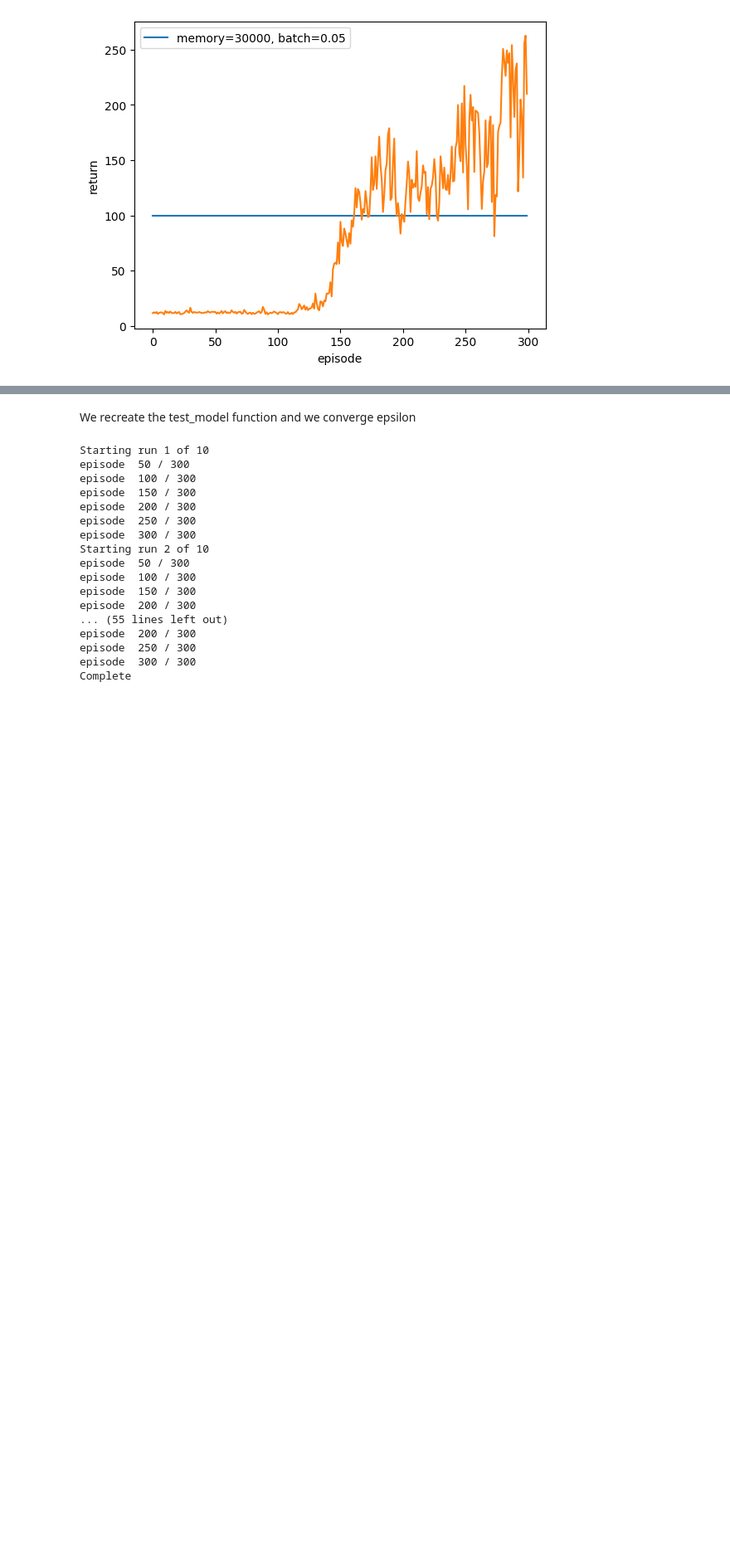
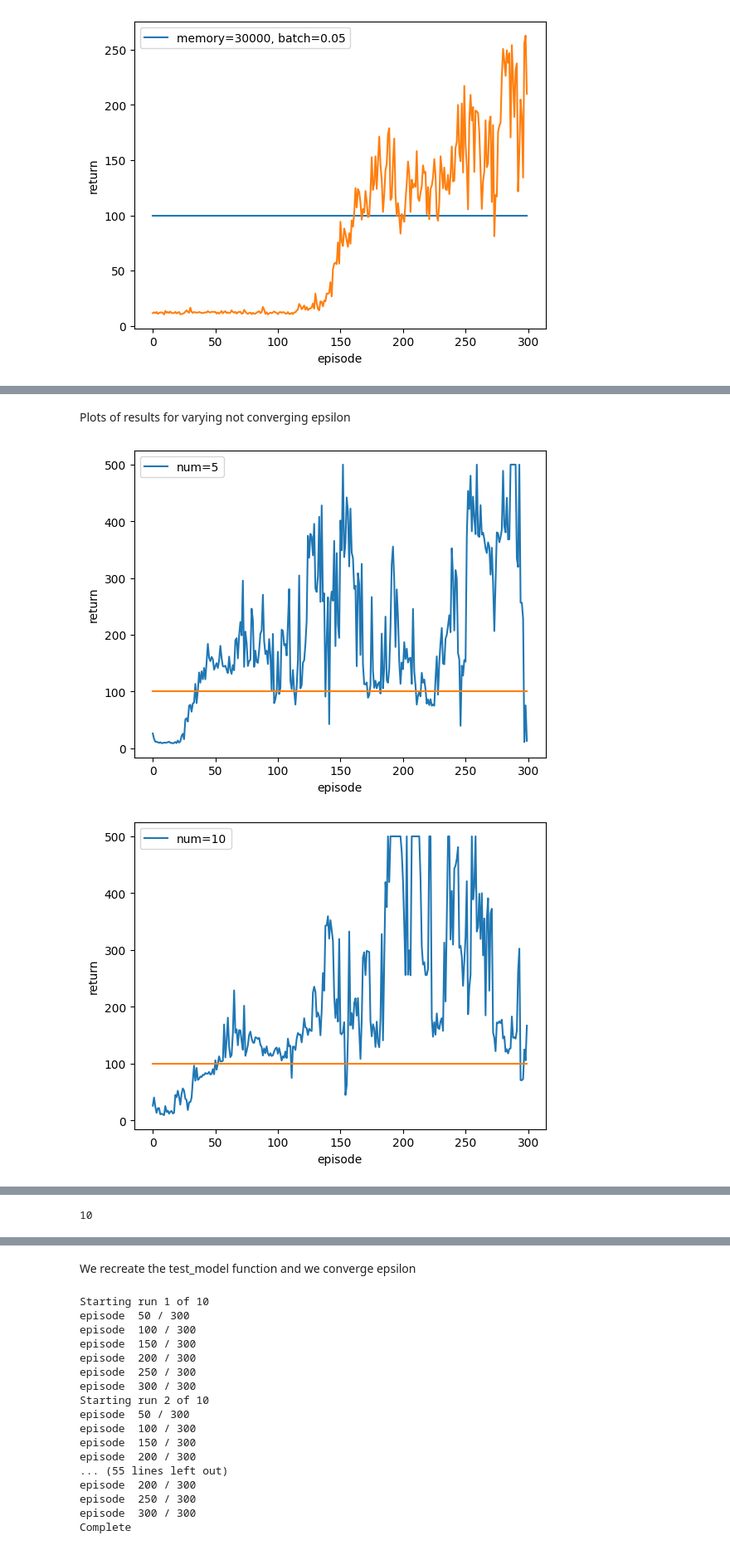
Before and after one commit to mitsides06/DQN-Hyperparameter-Tuning, a Jupyter notebook: coursework2.ipynb, the cells around one changed output, grey strips where cells are left out. Shown at 83% size. Drawn from its saved outputs; the diff is of its cells as text; code cells hidden in the pictures; blank space fills up the shorter version.

```diff
--- a/coursework2.ipynb
+++ b/coursework2.ipynb
@@ -32,12 +32,7 @@ def test_model(episodes_num, runs_num, architecture, learning_rate, memory_size,
         steps_done = 0
 
         episode_durations = []
-
         for i_episode in range(episodes_num):
-            if i_episode >= 10:
-                epsilon = 0.1
-            else:
-                epsilon -= 0.09
             if (i_episode+1) % 50 == 0:
                 print("episode ", i_episode+1, "/", episodes_num)
 
@@ -343,10 +409,10 @@ Check a similar exloration parameter strategy to the one in the paper
 # %%
-epsilons= [1.09]
+nums= [5, 10, 25, 50, 100, 150]
 
 
 #SAVE THIS VARIABLE USING PICKLE
-epsilon_results = []
+nums_results = []
 
-for idx, epsilon in enumerate(epsilons):
-    epsilon_results.append(test_model(episodes_num=300, runs_num=10, architecture=best_architecture, learning_rate=0.01, memory_size=10000, batch_size=100, epsilon=1.09, update_net_freq=1))
+for idx, num in enumerate(nums):
+    nums_results.append(test_model_non_decay(episodes_num=300, runs_num=2, architecture=best_architecture, learning_rate=0.01, memory_size=10000, batch_size=100, num=num, update_net_freq=1))
 # %% [output]
@@ -376,3 +442,31 @@ variables = {"non_decay_epsilon" : epsilon_results}
 
 with open(file_name, "wb") as file:
     pickle.dump(variables, file)
+# %% [markdown]
+Plots of results for varying not converging epsilon
+# %%
+legends = []
+max_val = -float("inf")
+best_num = None
+for idx, num in enumerate(nums_results):
+    results = torch.tensor(num)
+    means = results.float().mean(0)
+    if torch.mean(means[150:]) > max_val:
+        max_val = torch.mean(means[150:])
+        best_num = nums[idx]
+    legend = f"num={nums[idx]}"
+    legends.append(legend)
+    plt.plot(torch.arange(300), means)
+    constant = [100] * 300
+    plt.plot(torch.arange(300), constant)
+
+
+    plt.legend(legends)
+    plt.ylabel("return")
+    plt.xlabel("episode")
+    plt.show()
+    legends = []
+best_num
+# %% [output]
+[figure, added]
+[figure, added]
@@ -378,0 +477 @@ with open(file_name, "wb") as file:
+10
```
Also changed, not shown: parts of 22 cells of this notebook, 3 other files.
